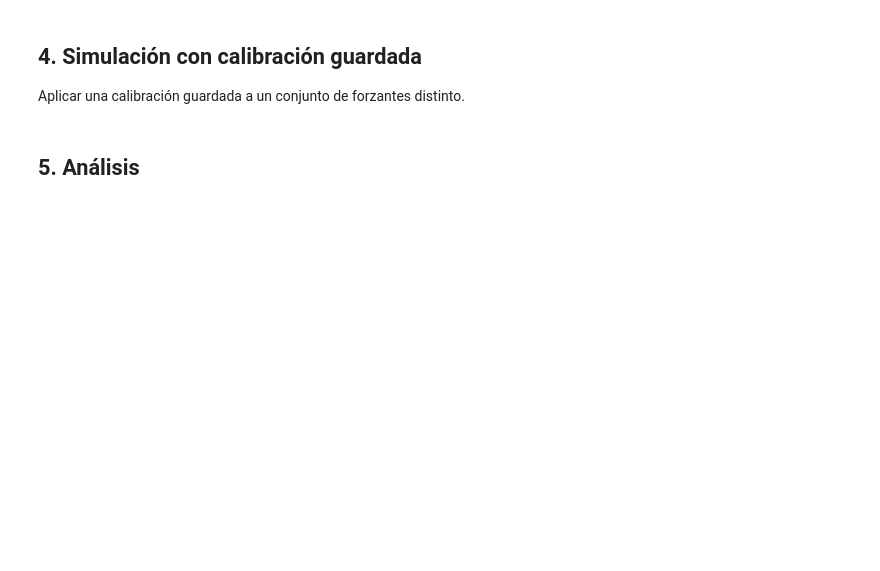
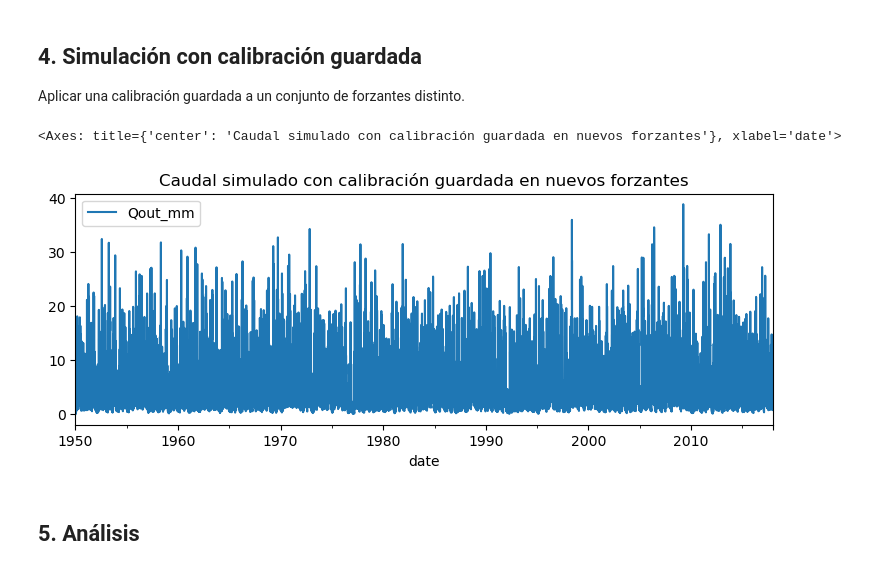
Before and after one commit to uranzea/ModHD, a Jupyter notebook: notebooks/calibracion_y_analisis.ipynb, the cells around one changed output. Drawn from its saved outputs; the diff is of its cells as text; code cells hidden in the pictures; blank space fills up the shorter version.

```diff
--- a/notebooks/calibracion_y_analisis.ipynb
+++ b/notebooks/calibracion_y_analisis.ipynb
@@ -125,16 +193,20 @@ df_recent
 Aplicar una calibración guardada a un conjunto de forzantes distinto.
 # %%
 # Aplicar la calibración guardada a nuevos forzantes
-df_new = load_csv('../data/new_forcing.csv')
+# Cambiar Datos_prueba_2.csv con los nuevos datos de precipitación, temperatura y/o evapotranspiracion
+df_new = load_csv('../data/Datos_prueba_2.csv')
 from tank_model.calibration import run_with_saved_calibration
 
 # Asegurar PET en df_new
 df_new = ensure_pet_coverage(df_new, df['PET_mm'])
 
 # Ejecutar el modelo con la última calibración registrada (ID por defecto)
 sim_new = run_with_saved_calibration(make_model, df_new, catchment_name=catchment_name, log_path=log_path)
 
 sim_new[['Qout_mm']].plot(title='Caudal simulado con calibración guardada en nuevos forzantes', figsize=(9,3))
+# %% [output]
+<Axes: title={'center': 'Caudal simulado con calibración guardada en nuevos forzantes'}, xlabel='date'>
+[figure, added]
 # %% [markdown]
 ## 5. Análisis
 # %%
```
Also changed, not shown: parts of 12 cells of this notebook, 14 other files.
